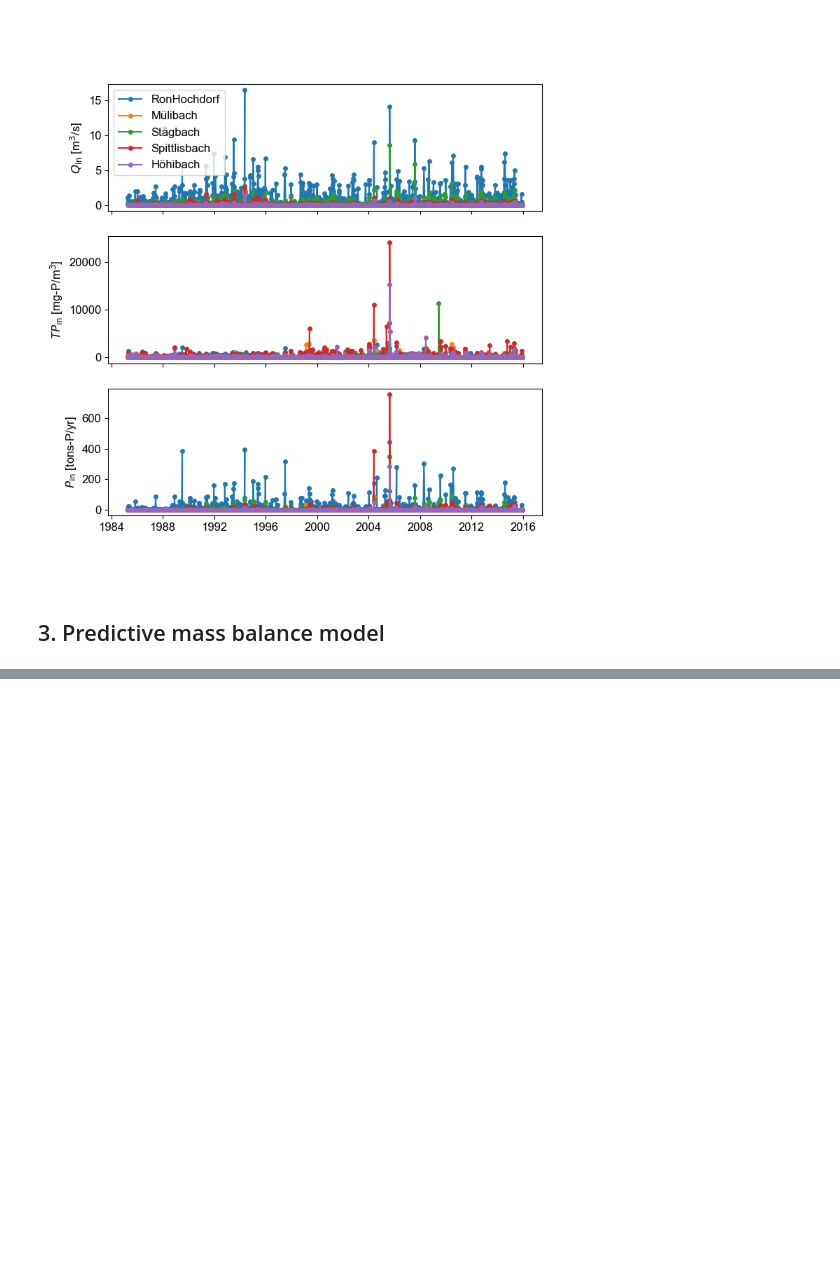
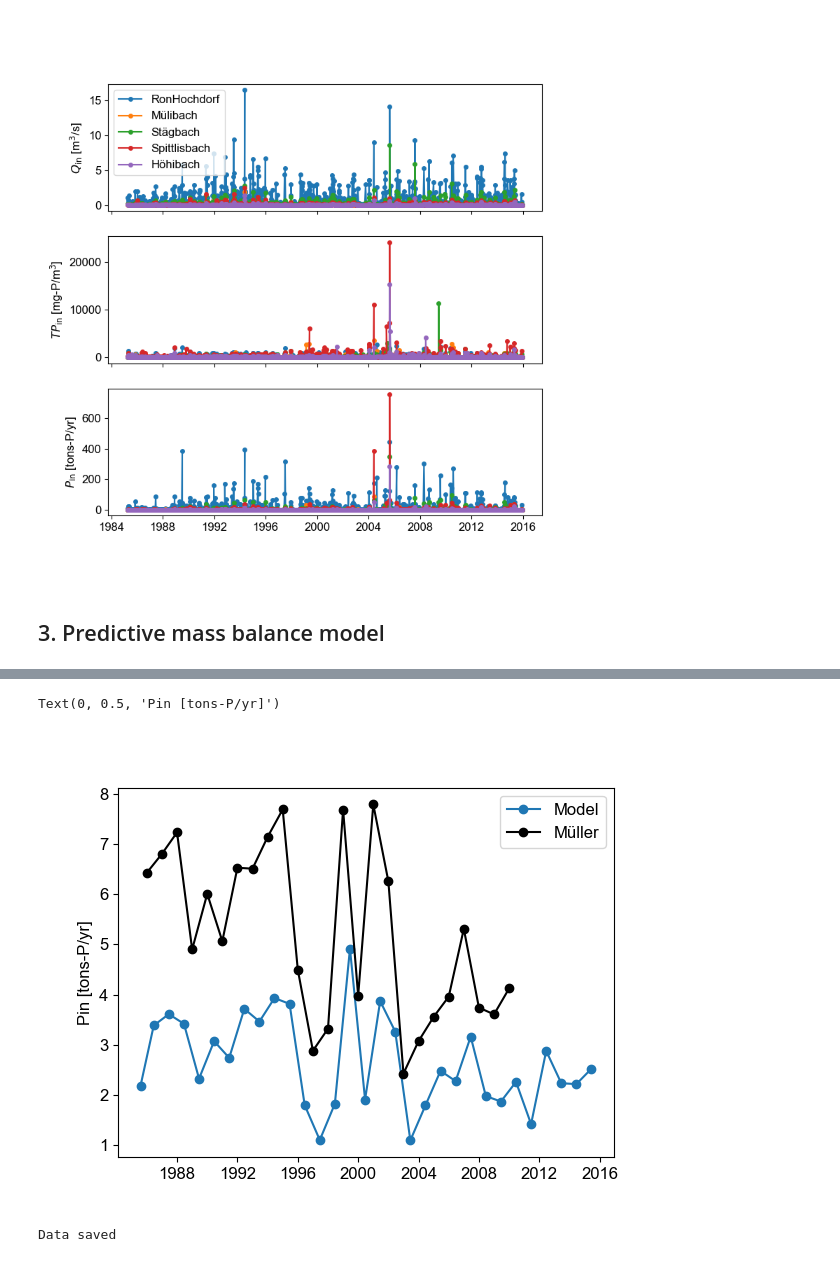
Before and after one commit to tdoda/phosphorus_model, a Jupyter notebook: Scripts/predictive_model.ipynb, the cells around one changed output, grey strips where cells are left out. Drawn from its saved outputs; the diff is of its cells as text; code cells hidden in the pictures; blank space fills up the shorter version.

```diff
--- a/Scripts/predictive_model.ipynb
+++ b/Scripts/predictive_model.ipynb
@@ -306,0 +437,19 @@ if savefig_bool:
+# %%
+# Compare Pin between model and Müller:
+df_P=pd.DataFrame({"Date":tdate_budget,"Year":np.array([dt.year for dt in tdate_budget]),"Pin":P_fluxes["Pin"]})
+df_P2=df_P.groupby("Year").mean()
+plt.figure()
+plt.plot(df_P2["Date"].values,df_P2["Pin"].values,'o-')
+plt.plot(df_Muller_model["Jahr"].values,df_Muller_model["AVPin_mod"].values/1000,'ko-')
+plt.legend(["Model","Müller"])
+plt.ylabel("Pin [tons-P/yr]")
+# %% [output]
+Text(0, 0.5, 'Pin [tons-P/yr]')
+[figure, added]
+# %%
+# Export concentrations
+df_mod=pd.DataFrame({"tdate":[tdate.strftime("%Y%m%d") for tdate in tdate_predict],"TPepi":TPepi_predict,"TPhypo":TPhypo_predict,"TPlake":TPlake_mod})
+df_mod.to_csv("results_model_"+tdate_min_max[0].strftime("%Y")+"_"+tdate_min_max[-1].strftime("%Y")+".csv",sep=",",header=True)
+print("Data saved")
+# %% [output]
+Data saved
```
Also changed, not shown: parts of 22 cells of this notebook, 4 other files.
